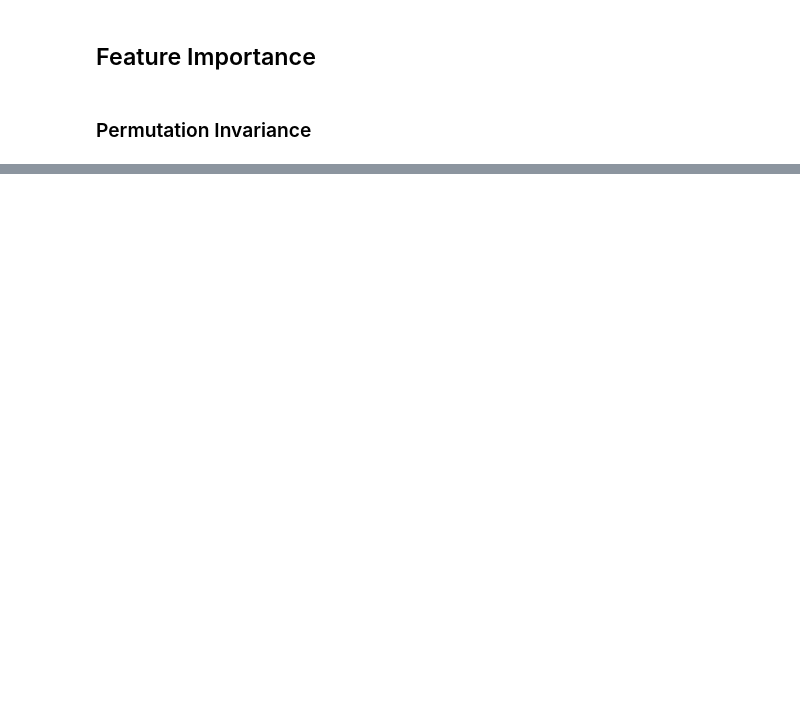
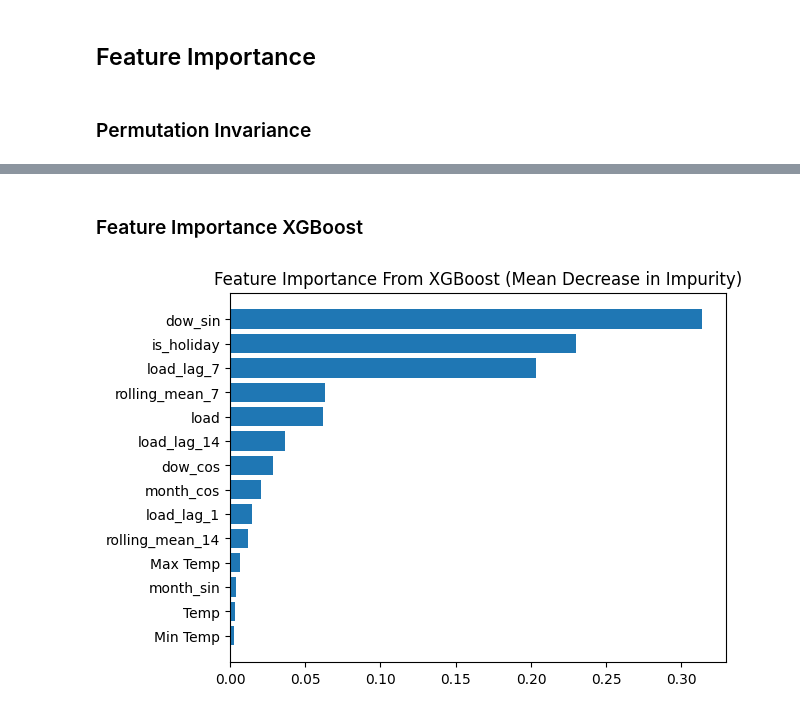
Before and after one commit to JulezKlein/time-series-energy-prediction, a Jupyter notebook: training_ML_models.ipynb, the cells around one changed output, grey strips where cells are left out. Cells and saved outputs as stored; diff of their text form; code cells hidden in the pictures; blank space fills up the shorter version.

```diff
--- a/training_ML_models.ipynb
+++ b/training_ML_models.ipynb
@@ -151,0 +175,12 @@ ax.figure.tight_layout()
+# %% [markdown]
+### Feature Importance XGBoost
+# %%
+import matplotlib.pyplot as plt
+
+importances = xgb_regressor.feature_importances_
+
+plt.barh(X_train.columns[np.argsort(importances)], importances[np.argsort(importances)])
+plt.title("Feature Importance From XGBoost (Mean Decrease in Impurity)")
+plt.show()
+# %% [output]
+[figure, added]
```
Also changed, not shown: parts of 8 cells of this notebook, 6 other files.
